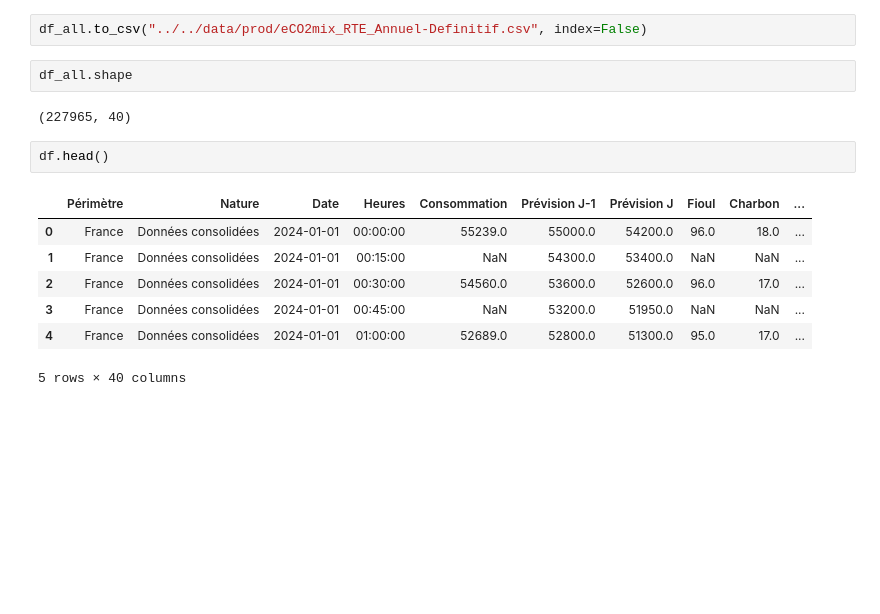
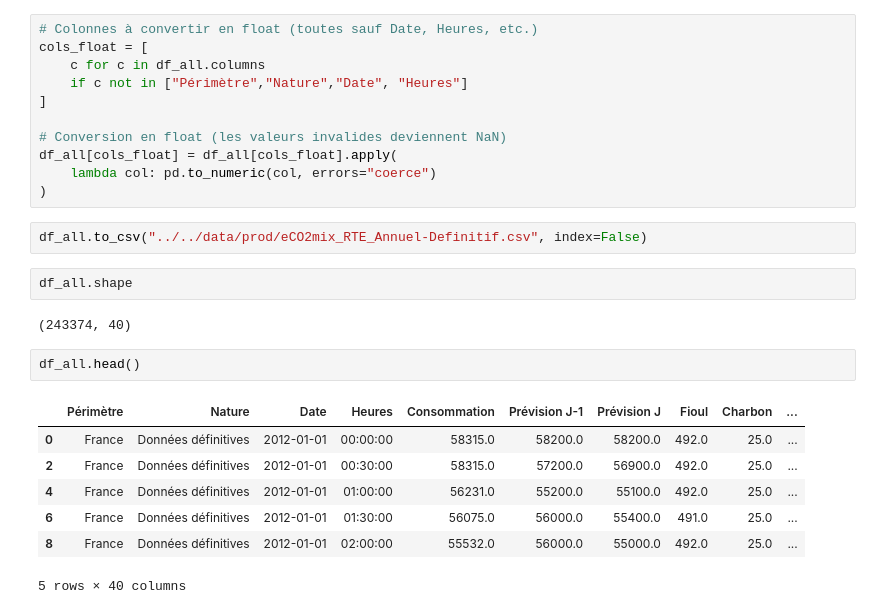
Before and after one commit to Sheikoh/REnergies_efficiency_prediction, a Jupyter notebook: code/01_EDA/00_eCO2mix_RTE_Annuel-Definitif_extract.ipynb, the cells around one changed output. Cells and saved outputs as stored; diff of their text form; blank space fills up the shorter version.

Commit message:
ajout données 2025

```diff
--- a/code/01_EDA/00_eCO2mix_RTE_Annuel-Definitif_extract.ipynb
+++ b/code/01_EDA/00_eCO2mix_RTE_Annuel-Definitif_extract.ipynb
@@ -47,19 +47,30 @@ df_all.head()
 5 rows × 40 columns
 # %%
 df_all = df_all[~df_all["Heures"].astype(str).str.endswith(("15:00", "45:00"))]
+# %%
+# Colonnes à convertir en float (toutes sauf Date, Heures, etc.)
+cols_float = [
+    c for c in df_all.columns
+    if c not in ["Périmètre","Nature","Date", "Heures"]
+]
+
+# Conversion en float (les valeurs invalides deviennent NaN)
+df_all[cols_float] = df_all[cols_float].apply(
+    lambda col: pd.to_numeric(col, errors="coerce")
+)
 # %%
 df_all.to_csv("../../data/prod/eCO2mix_RTE_Annuel-Definitif.csv", index=False)
 # %%
 df_all.shape
 # %% [output]
-(227965, 40)
+(243374, 40)
 # %%
-df.head()
+df_all.head()
 # %% [output]
 |  | Périmètre | Nature | Date | Heures | Consommation | Prévision J-1 | Prévision J | Fioul | Charbon | ... |
-| 0 | France | Données consolidées | 2024-01-01 | 00:00:00 | 55239.0 | 55000.0 | 54200.0 | 96.0 | 18.0 | ... |
-| 1 | France | Données consolidées | 2024-01-01 | 00:15:00 | NaN | 54300.0 | 53400.0 | NaN | NaN | ... |
-| 2 | France | Données consolidées | 2024-01-01 | 00:30:00 | 54560.0 | 53600.0 | 52600.0 | 96.0 | 17.0 | ... |
-| 3 | France | Données consolidées | 2024-01-01 | 00:45:00 | NaN | 53200.0 | 51950.0 | NaN | NaN | ... |
-| 4 | France | Données consolidées | 2024-01-01 | 01:00:00 | 52689.0 | 52800.0 | 51300.0 | 95.0 | 17.0 | ... |
+| 0 | France | Données définitives | 2012-01-01 | 00:00:00 | 58315.0 | 58200.0 | 58200.0 | 492.0 | 25.0 | ... |
+| 2 | France | Données définitives | 2012-01-01 | 00:30:00 | 58315.0 | 57200.0 | 56900.0 | 492.0 | 25.0 | ... |
+| 4 | France | Données définitives | 2012-01-01 | 01:00:00 | 56231.0 | 55200.0 | 55100.0 | 492.0 | 25.0 | ... |
+| 6 | France | Données définitives | 2012-01-01 | 01:30:00 | 56075.0 | 56000.0 | 55400.0 | 491.0 | 25.0 | ... |
+| 8 | France | Données définitives | 2012-01-01 | 02:00:00 | 55532.0 | 56000.0 | 55000.0 | 492.0 | 25.0 | ... |
 5 rows × 40 columns
```
Also changed, not shown: parts of 2 cells of this notebook, 19 other files.
